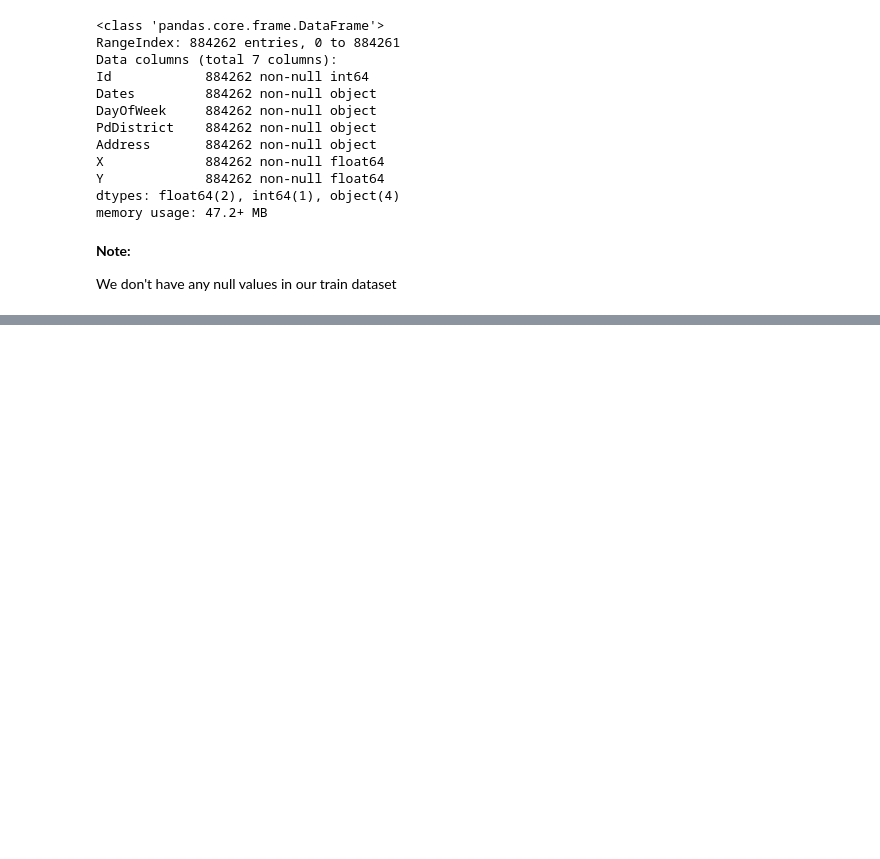
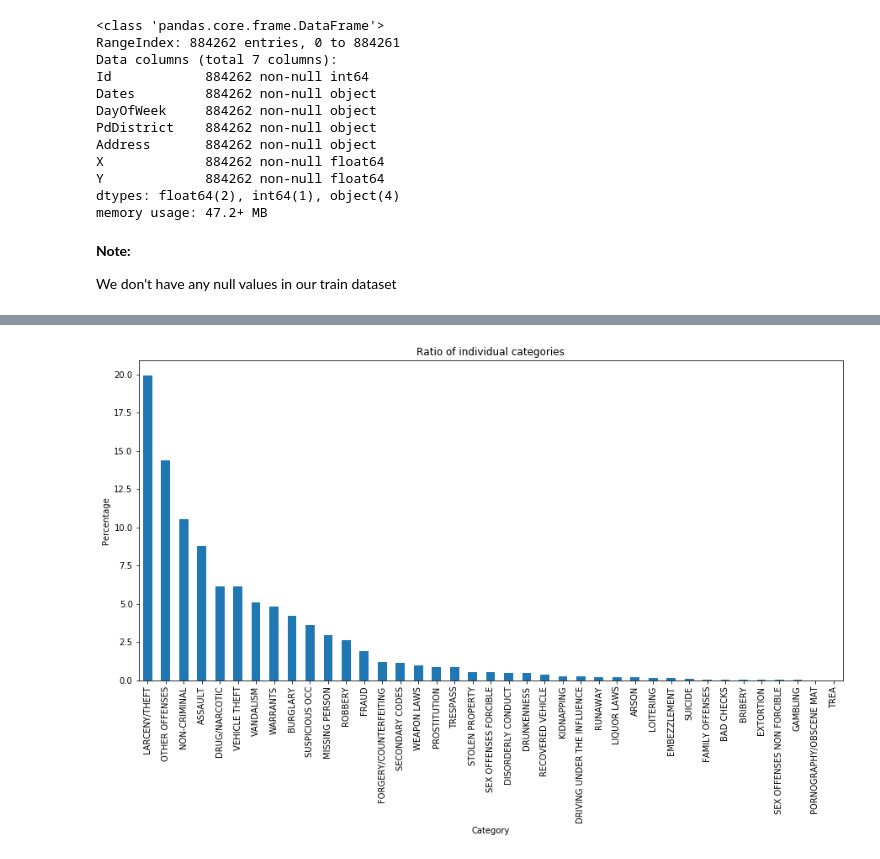
Before and after one commit to Frustrado/Crime-Classification, a Jupyter notebook: SF_crimes_analysis.ipynb, the cells around one changed output, grey strips where cells are left out. Cells and saved outputs as stored; diff of their text form; code cells hidden in the pictures; blank space fills up the shorter version.

```diff
--- a/SF_crimes_analysis.ipynb
+++ b/SF_crimes_analysis.ipynb
@@ -118,0 +134,9 @@ We don't have any null values in our train dataset
+# %%
+df_cat_percentage = (df_category/df_category.sum()*100).sort_values(ascending=False)
+title = "Ratio of individual categories"
+plt.figure()
+df_cat_percentage.plot(kind='bar',figsize=(15,7), title=title)
+plt.ylabel('Percentage')
+plt.show()
+# %% [output]
+[figure, added]
```
Also changed, not shown: parts of 11 cells of this notebook.
